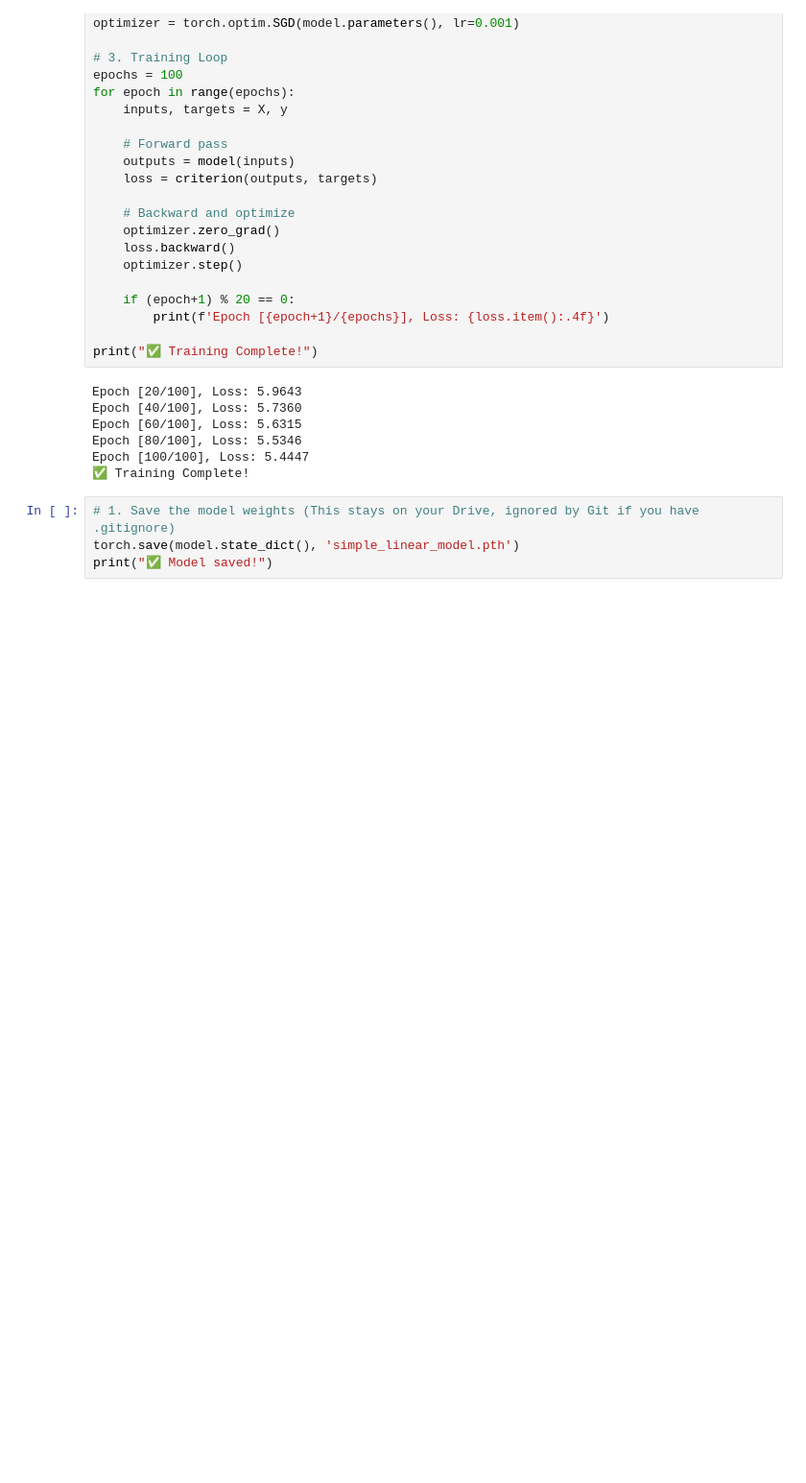
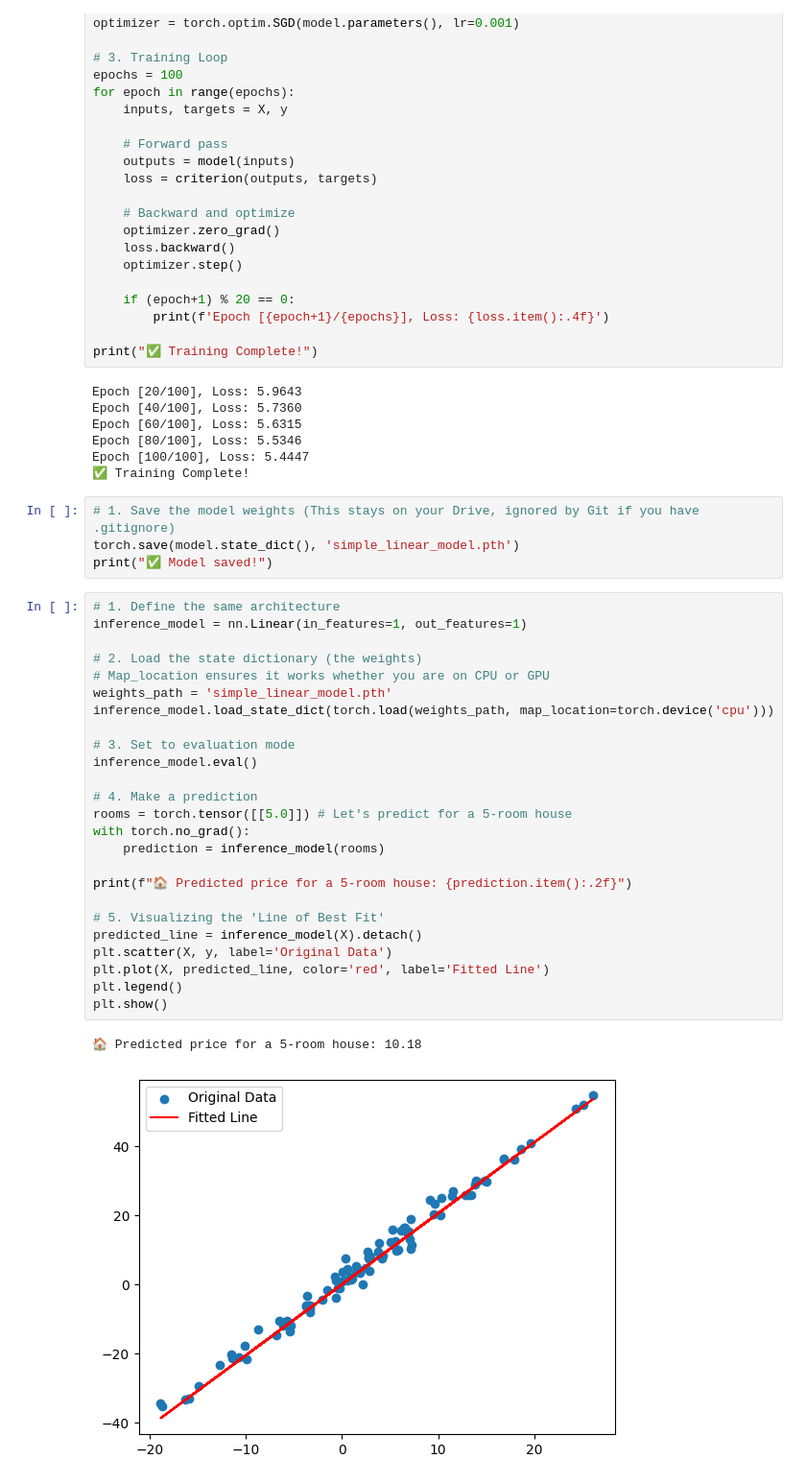
Before and after one commit to barada02/DL_With_Pytorch, a Jupyter notebook: pytorchDemo.ipynb, the cells around one changed output. Shown at 96% size. Saved outputs shown, nothing was run; the diff lists cells and outputs as text; blank space fills up the shorter version.

Commit message:
Completed inference and visualization cell

```diff
--- a/pytorchDemo.ipynb
+++ b/pytorchDemo.ipynb
@@ -81,6 +81,34 @@ Epoch [100/100], Loss: 5.4447
 # 1. Save the model weights (This stays on your Drive, ignored by Git if you have .gitignore)
 torch.save(model.state_dict(), 'simple_linear_model.pth')
 print("✅ Model saved!")
+# %%
+# 1. Define the same architecture
+inference_model = nn.Linear(in_features=1, out_features=1)
+
+# 2. Load the state dictionary (the weights)
+# Map_location ensures it works whether you are on CPU or GPU
+weights_path = 'simple_linear_model.pth'
+inference_model.load_state_dict(torch.load(weights_path, map_location=torch.device('cpu')))
+
+# 3. Set to evaluation mode
+inference_model.eval()
+
+# 4. Make a prediction
+rooms = torch.tensor([[5.0]]) # Let's predict for a 5-room house
+with torch.no_grad():
+    prediction = inference_model(rooms)
+
+print(f"🏠 Predicted price for a 5-room house: {prediction.item():.2f}")
+
+# 5. Visualizing the 'Line of Best Fit'
+predicted_line = inference_model(X).detach()
+plt.scatter(X, y, label='Original Data')
+plt.plot(X, predicted_line, color='red', label='Fitted Line')
+plt.legend()
+plt.show()
+# %% [output]
+🏠 Predicted price for a 5-room house: 10.18
+[figure, added]
 # %%
 # 2. Push notebook changes to GitHub
 # IMPORTANT: Press Ctrl+S (Save) before running this!
```
Also changed, not shown: parts of 1 cell of this notebook.
